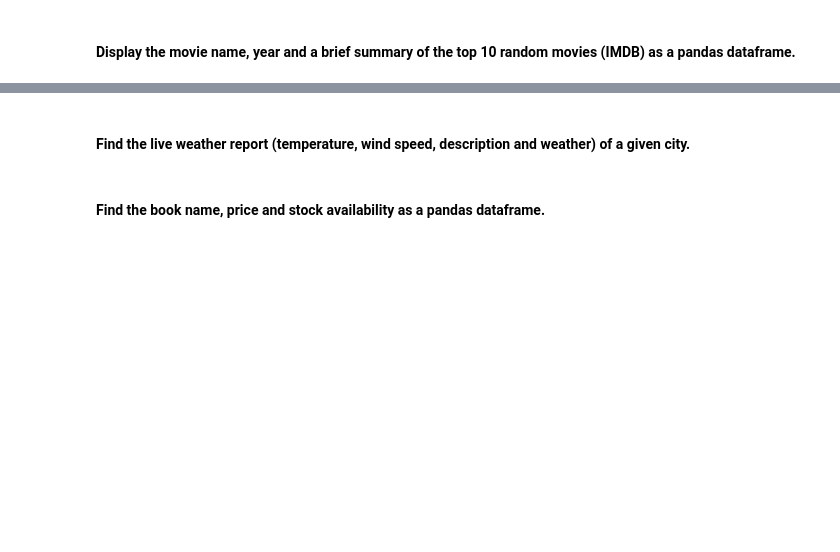
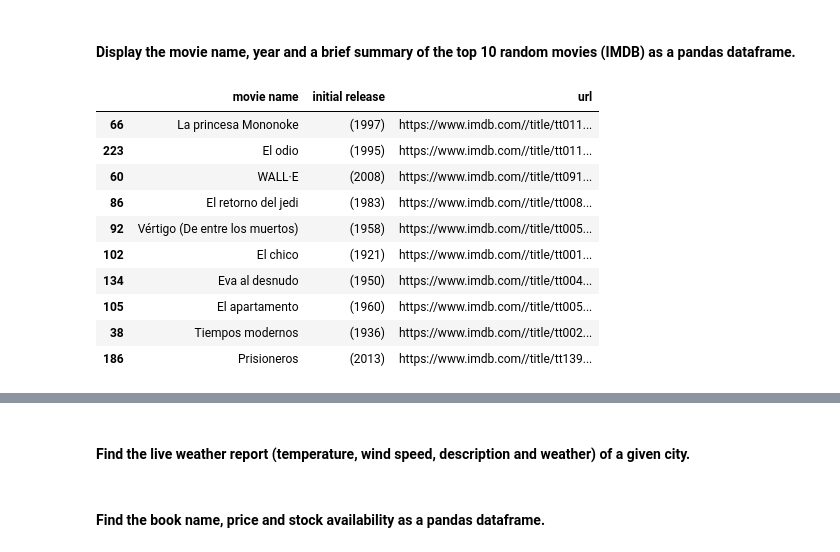
Before and after one commit to alvaro-saez/dataptmad1121_labs, a Jupyter notebook: extra-work/m1/lab-web-scraping/your-code/[lab-web-scraping] Alvaro Saez.ipynb, the cells around one changed output, grey strips where cells are left out. Cells and saved outputs as stored; diff of their text form; code cells hidden in the pictures; blank space fills up the shorter version.

```diff
--- a/extra-work/m1/lab-web-scraping/your-code/[lab-web-scraping] Alvaro Saez.ipynb
+++ b/extra-work/m1/lab-web-scraping/your-code/[lab-web-scraping] Alvaro Saez.ipynb
@@ -414,0 +537,17 @@ url = 'http://www.imdb.com/chart/top'
+# %%
+# your code here
+parsed_imdb250_df_random = parsed_imdb250_df.sample(10)
+parsed_imdb250_df_random_final = parsed_imdb250_df_random[["movie name","initial release","url"]]
+parsed_imdb250_df_random_final
+# %% [output]
+|  | movie name | initial release | url |
+| 66 | La princesa Mononoke | (1997) | https://www.imdb.com//title/tt011... |
+| 223 | El odio | (1995) | https://www.imdb.com//title/tt011... |
+| 60 | WALL·E | (2008) | https://www.imdb.com//title/tt091... |
+| 86 | El retorno del jedi | (1983) | https://www.imdb.com//title/tt008... |
+| 92 | Vértigo (De entre los muertos) | (1958) | https://www.imdb.com//title/tt005... |
+| 102 | El chico | (1921) | https://www.imdb.com//title/tt001... |
+| 134 | Eva al desnudo | (1950) | https://www.imdb.com//title/tt004... |
+| 105 | El apartamento | (1960) | https://www.imdb.com//title/tt005... |
+| 38 | Tiempos modernos | (1936) | https://www.imdb.com//title/tt002... |
+| 186 | Prisioneros | (2013) | https://www.imdb.com//title/tt139... |
```
Also changed, not shown: parts of 21 cells of this notebook.
